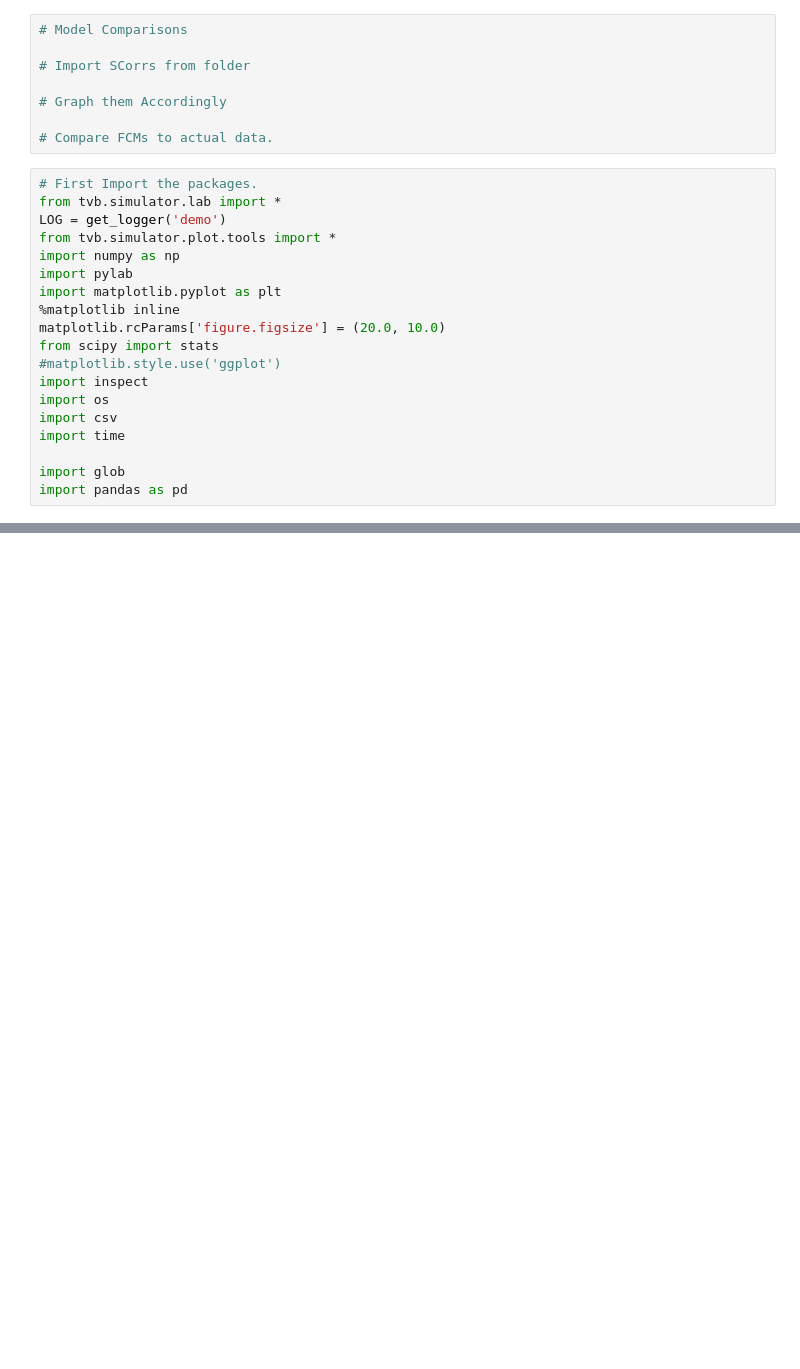
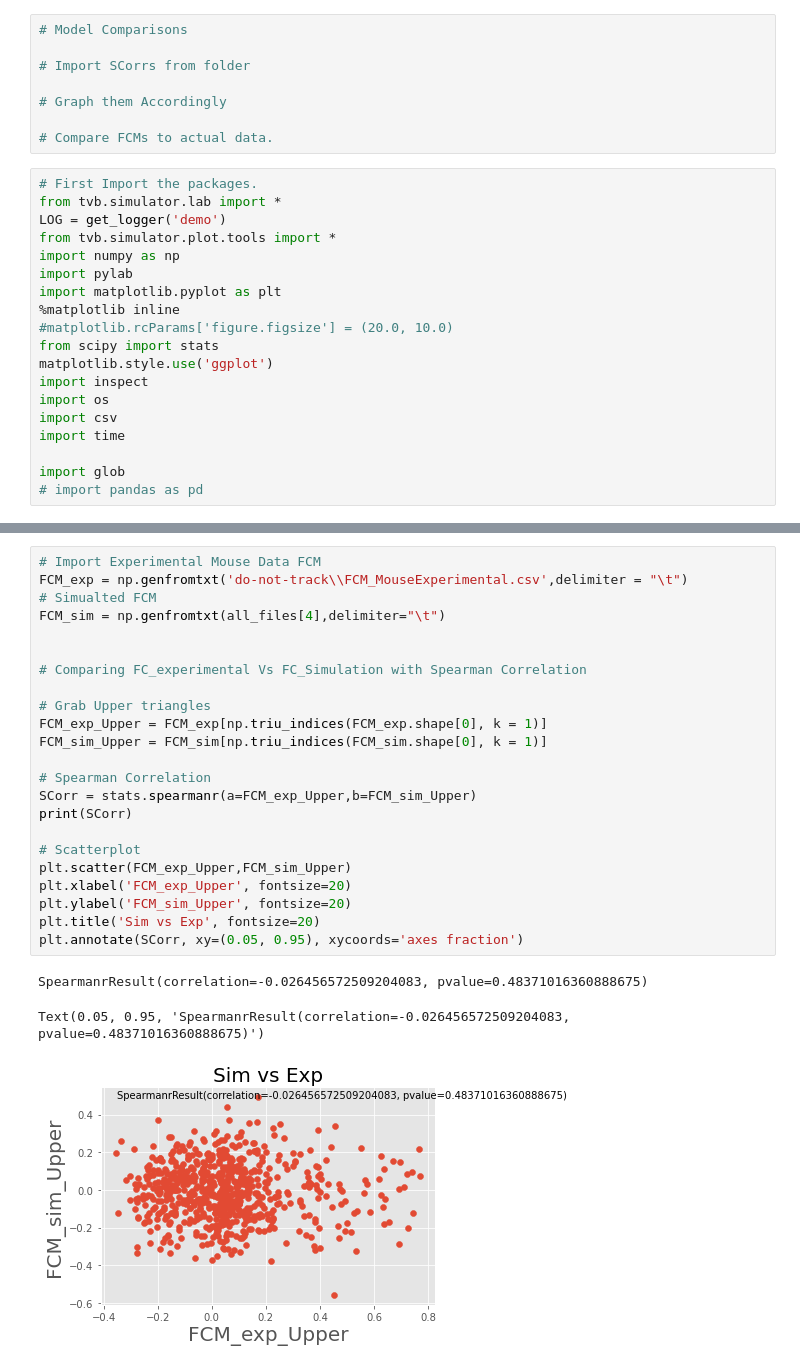
Before and after one commit to Spokhim/MouseBrainModelling, a Jupyter notebook: Comparisons and Analysis.ipynb, the cells around one changed output, grey strips where cells are left out. Drawn from its saved outputs; the diff is of its cells as text; blank space fills up the shorter version.

Commit message:
Added Experimental Vs sim FCM comparison

```diff
--- a/Comparisons and Analysis.ipynb
+++ b/Comparisons and Analysis.ipynb
@@ -19,16 +19,16 @@ import numpy as np
 import pylab
 import matplotlib.pyplot as plt
 %matplotlib inline
-matplotlib.rcParams['figure.figsize'] = (20.0, 10.0)
+#matplotlib.rcParams['figure.figsize'] = (20.0, 10.0)
 from scipy import stats
-#matplotlib.style.use('ggplot')
+matplotlib.style.use('ggplot')
 import inspect
 import os
 import csv
 import time
 
 import glob
-import pandas as pd
+# import pandas as pd
 # %%
 # Now Import our data from our data folder:
 
@@ -78,0 +66,27 @@ bold_data
+# %%
+# Import Experimental Mouse Data FCM
+FCM_exp = np.genfromtxt('do-not-track\\FCM_MouseExperimental.csv',delimiter = "\t")
+# Simualted FCM
+FCM_sim = np.genfromtxt(all_files[4],delimiter="\t")
+
+
+# Comparing FC_experimental Vs FC_Simulation with Spearman Correlation
+
+# Grab Upper triangles
+FCM_exp_Upper = FCM_exp[np.triu_indices(FCM_exp.shape[0], k = 1)]
+FCM_sim_Upper = FCM_sim[np.triu_indices(FCM_sim.shape[0], k = 1)]
+
+# Spearman Correlation
+SCorr = stats.spearmanr(a=FCM_exp_Upper,b=FCM_sim_Upper)
+print(SCorr)
+
+# Scatterplot
+plt.scatter(FCM_exp_Upper,FCM_sim_Upper)
+plt.xlabel('FCM_exp_Upper', fontsize=20)
+plt.ylabel('FCM_sim_Upper', fontsize=20)
+plt.title('Sim vs Exp', fontsize=20)
+plt.annotate(SCorr, xy=(0.05, 0.95), xycoords='axes fraction')
+# %% [output]
+SpearmanrResult(correlation=-0.026456572509204083, pvalue=0.48371016360888675)
+Text(0.05, 0.95, 'SpearmanrResult(correlation=-0.026456572509204083, pvalue=0.48371016360888675)')
+[figure, added]
```
Also changed, not shown: parts of 5 cells of this notebook.
